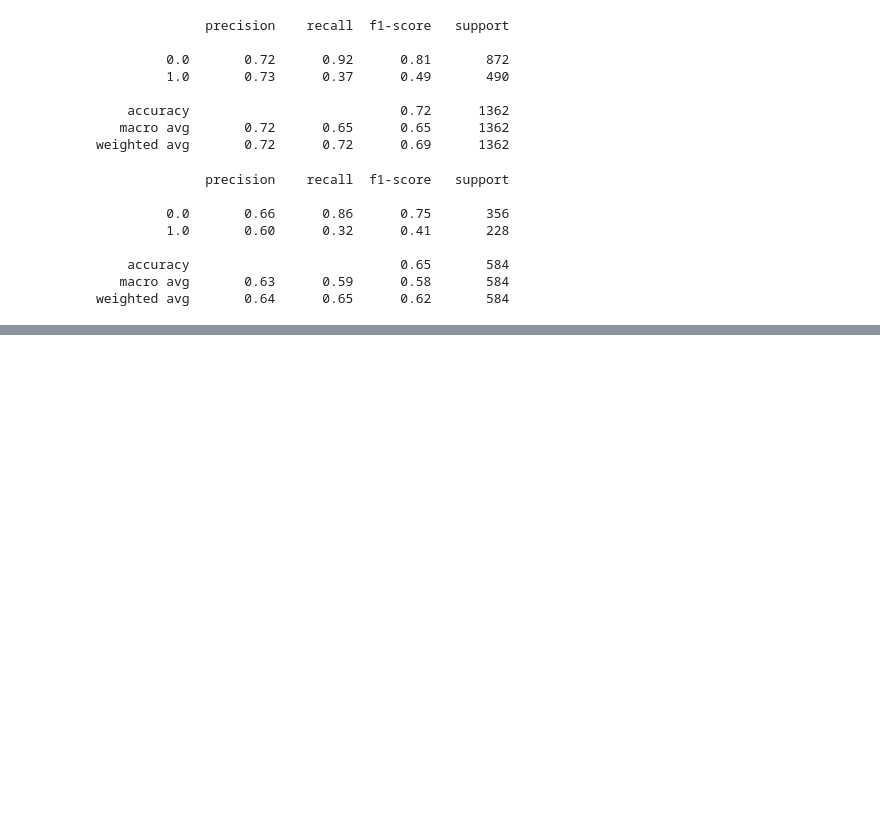
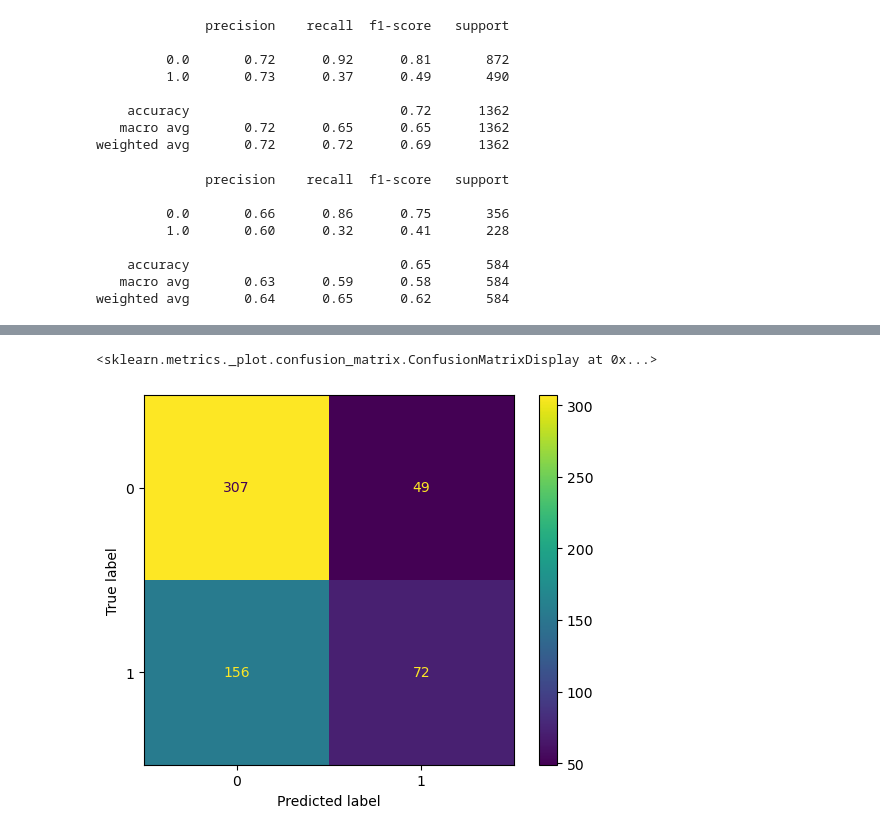
Before and after one commit to 2Rings/Quant_Strategies, a Jupyter notebook: MLTrading/SupervisedLearning/XGBOOST_Binary_Classification.ipynb, the cells around one changed output, grey strips where cells are left out. Drawn from its saved outputs; the diff is of its cells as text; code cells hidden in the pictures; blank space fills up the shorter version.

```diff
--- a/MLTrading/SupervisedLearning/XGBOOST_Binary_Classification.ipynb
+++ b/MLTrading/SupervisedLearning/XGBOOST_Binary_Classification.ipynb
@@ -292,0 +302,7 @@ weighted avg       0.64      0.65      0.62       584
+# %%
+# Training Confusion Matrix
+cm_test = confusion_matrix(y_test, test_yhat)
+ConfusionMatrixDisplay(cm_test).plot()
+# %% [output]
+<sklearn.metrics._plot.confusion_matrix.ConfusionMatrixDisplay at 0x...>
+[figure, added]
```
Also changed, not shown: parts of 6 cells of this notebook.
